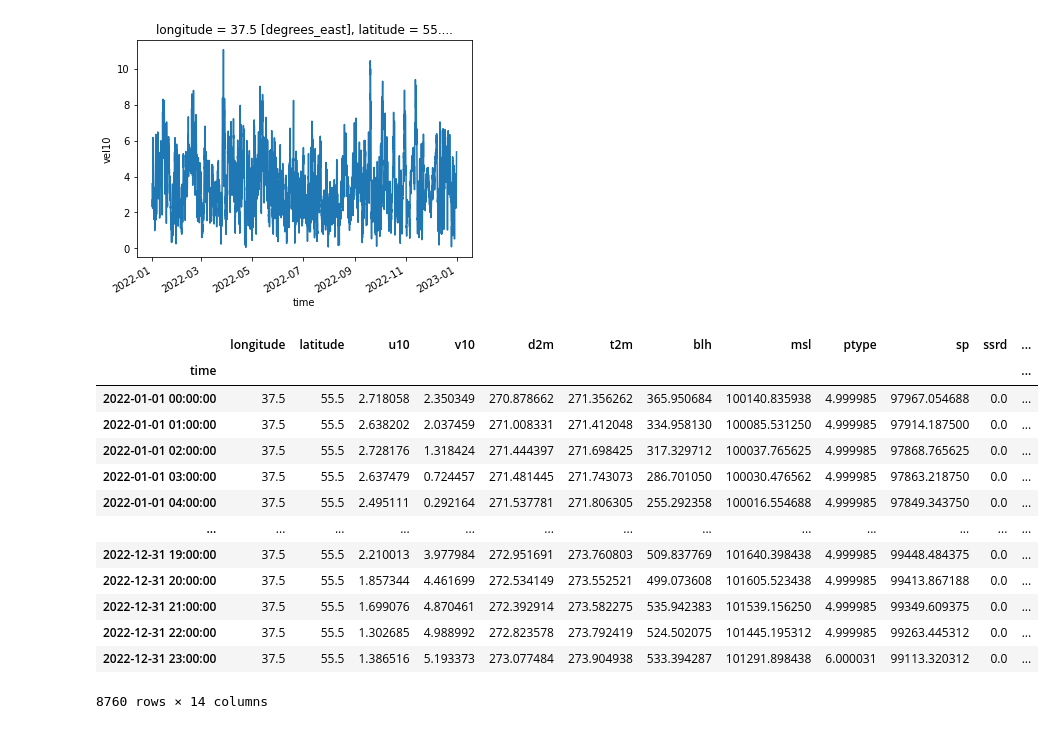
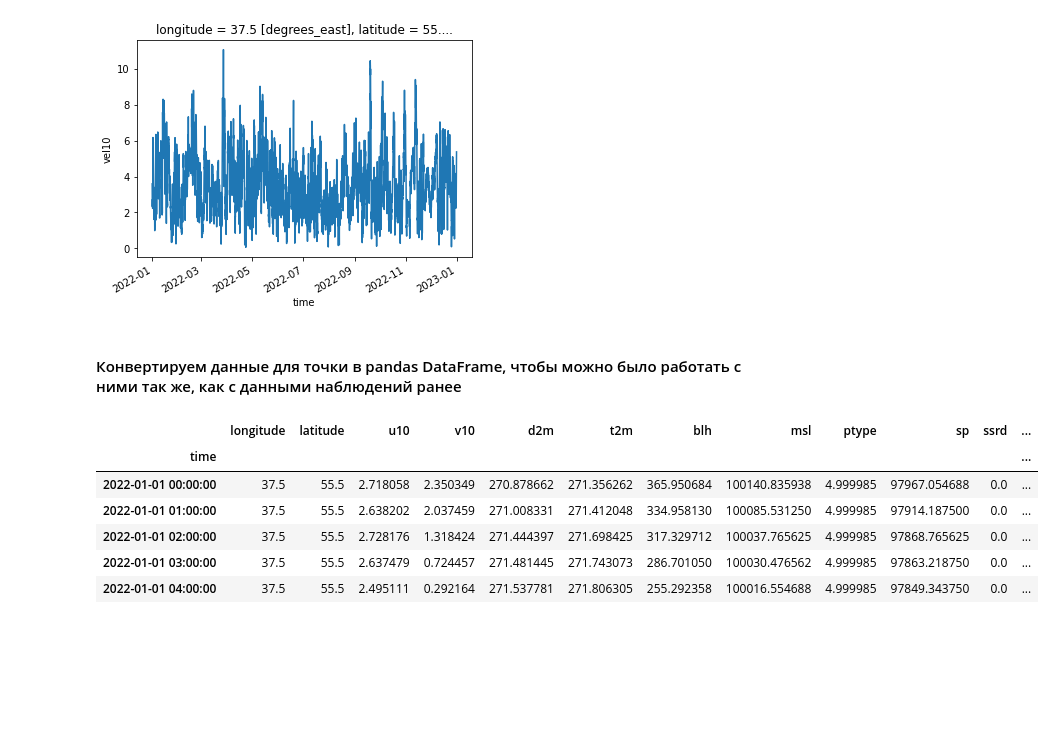
Before and after one commit to mvarentsov/UClim4HSE-2024, a Jupyter notebook: Practice/PW1_example_ERA5.ipynb, the cells around one changed output. Drawn from its saved outputs; the diff is of its cells as text; code cells hidden in the pictures; blank space fills up the shorter version.

```diff
--- a/Practice/PW1_example_ERA5.ipynb
+++ b/Practice/PW1_example_ERA5.ipynb
@@ -53,22 +53,16 @@ ds4point['vel10'].plot()
 # %% [output]
 [<matplotlib.lines.Line2D at 0x...>]
 [figure]
+# %% [markdown]
+#### Конвертируем данные для точки в pandas DataFrame, чтобы можно было работать с ними так же, как с данными наблюдений ранее
 # %%
 df4point = ds4point.to_dataframe()
+display(df4point.head())
+# %% [output]
+|  | longitude | latitude | u10 | v10 | d2m | t2m | blh | msl | ptype | sp | ssrd | ... |
+| time |  |  |  |  |  |  |  |  |  |  |  | ... |
+| 2022-01-01 00:00:00 | 37.5 | 55.5 | 2.718058 | 2.350349 | 270.878662 | 271.356262 | 365.950684 | 100140.835938 | 4.999985 | 97967.054688 | 0.0 | ... |
+| 2022-01-01 01:00:00 | 37.5 | 55.5 | 2.638202 | 2.037459 | 271.008331 | 271.412048 | 334.958130 | 100085.531250 | 4.999985 | 97914.187500 | 0.0 | ... |
+| 2022-01-01 02:00:00 | 37.5 | 55.5 | 2.728176 | 1.318424 | 271.444397 | 271.698425 | 317.329712 | 100037.765625 | 4.999985 | 97868.765625 | 0.0 | ... |
+| 2022-01-01 03:00:00 | 37.5 | 55.5 | 2.637479 | 0.724457 | 271.481445 | 271.743073 | 286.701050 | 100030.476562 | 4.999985 | 97863.218750 | 0.0 | ... |
+| 2022-01-01 04:00:00 | 37.5 | 55.5 | 2.495111 | 0.292164 | 271.537781 | 271.806305 | 255.292358 | 100016.554688 | 4.999985 | 97849.343750 | 0.0 | ... |
-# %%
-df4point
-# %% [output]
-|  | longitude | latitude | u10 | v10 | d2m | t2m | blh | msl | ptype | sp | ssrd | ... |
-| time |  |  |  |  |  |  |  |  |  |  |  | ... |
-| 2022-01-01 00:00:00 | 37.5 | 55.5 | 2.718058 | 2.350349 | 270.878662 | 271.356262 | 365.950684 | 100140.835938 | 4.999985 | 97967.054688 | 0.0 | ... |
-| 2022-01-01 01:00:00 | 37.5 | 55.5 | 2.638202 | 2.037459 | 271.008331 | 271.412048 | 334.958130 | 100085.531250 | 4.999985 | 97914.187500 | 0.0 | ... |
-| 2022-01-01 02:00:00 | 37.5 | 55.5 | 2.728176 | 1.318424 | 271.444397 | 271.698425 | 317.329712 | 100037.765625 | 4.999985 | 97868.765625 | 0.0 | ... |
-| 2022-01-01 03:00:00 | 37.5 | 55.5 | 2.637479 | 0.724457 | 271.481445 | 271.743073 | 286.701050 | 100030.476562 | 4.999985 | 97863.218750 | 0.0 | ... |
-| 2022-01-01 04:00:00 | 37.5 | 55.5 | 2.495111 | 0.292164 | 271.537781 | 271.806305 | 255.292358 | 100016.554688 | 4.999985 | 97849.343750 | 0.0 | ... |
-| ... | ... | ... | ... | ... | ... | ... | ... | ... | ... | ... | ... | ... |
-| 2022-12-31 19:00:00 | 37.5 | 55.5 | 2.210013 | 3.977984 | 272.951691 | 273.760803 | 509.837769 | 101640.398438 | 4.999985 | 99448.484375 | 0.0 | ... |
-| 2022-12-31 20:00:00 | 37.5 | 55.5 | 1.857344 | 4.461699 | 272.534149 | 273.552521 | 499.073608 | 101605.523438 | 4.999985 | 99413.867188 | 0.0 | ... |
-| 2022-12-31 21:00:00 | 37.5 | 55.5 | 1.699076 | 4.870461 | 272.392914 | 273.582275 | 535.942383 | 101539.156250 | 4.999985 | 99349.609375 | 0.0 | ... |
-| 2022-12-31 22:00:00 | 37.5 | 55.5 | 1.302685 | 4.988992 | 272.823578 | 273.792419 | 524.502075 | 101445.195312 | 4.999985 | 99263.445312 | 0.0 | ... |
-| 2022-12-31 23:00:00 | 37.5 | 55.5 | 1.386516 | 5.193373 | 273.077484 | 273.904938 | 533.394287 | 101291.898438 | 6.000031 | 99113.320312 | 0.0 | ... |
-8760 rows × 14 columns
```
Also changed, not shown: 1 other file.
